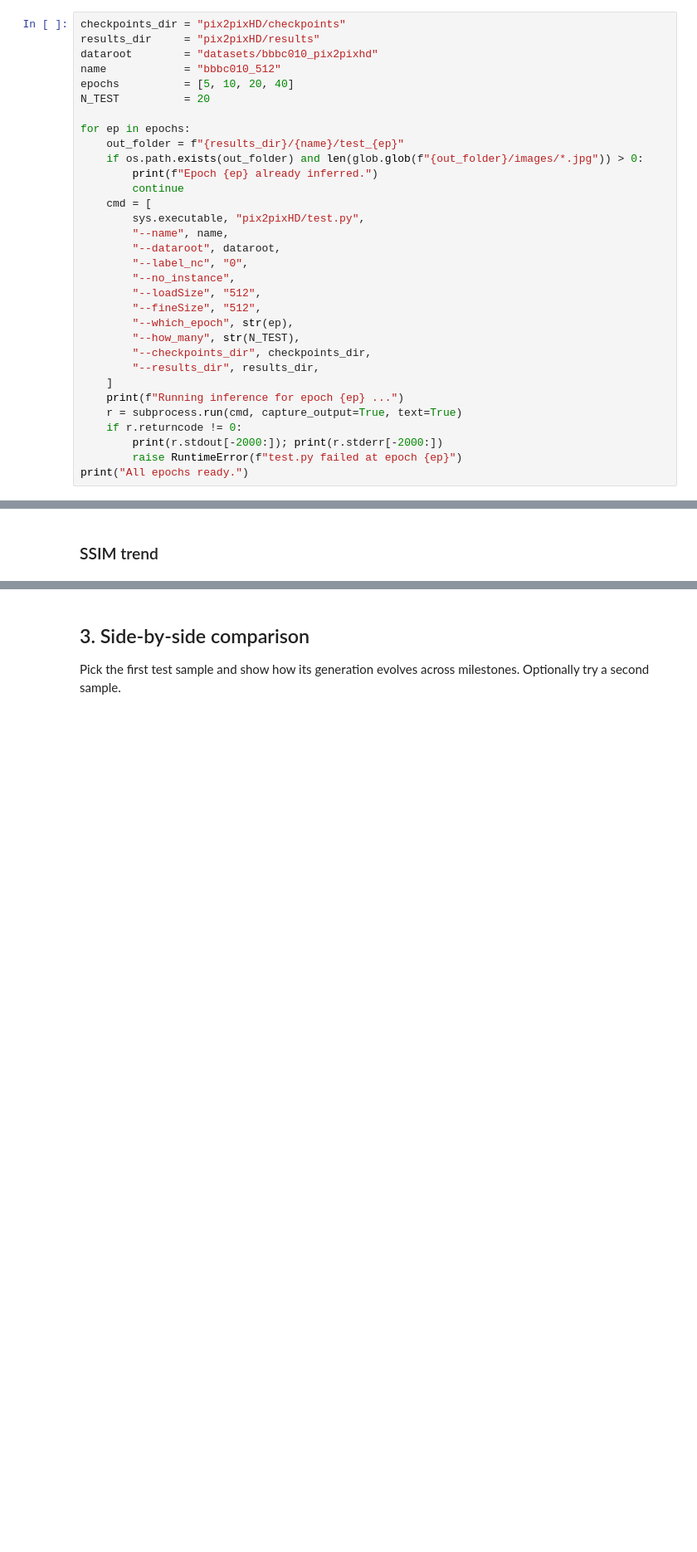
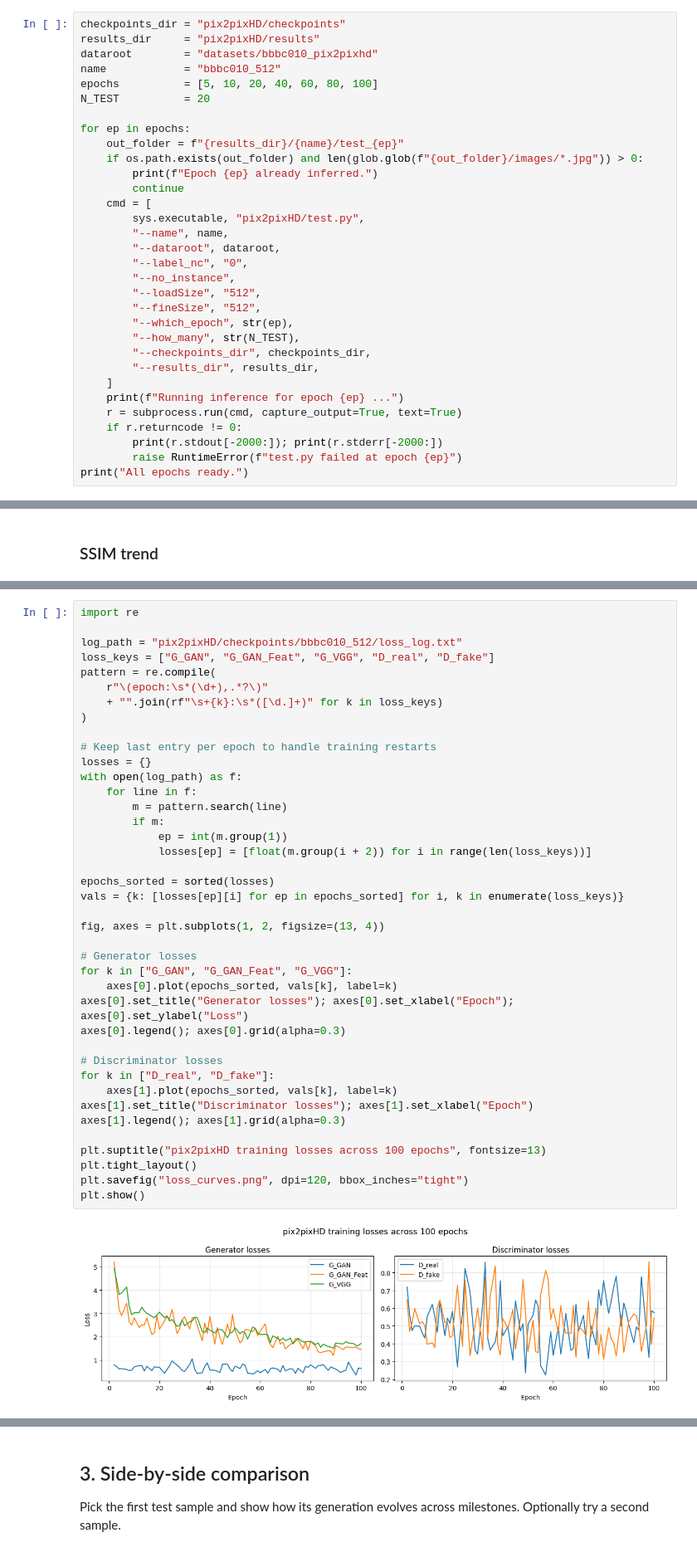
Before and after one commit to andreasranzmaier/GAI4_course, a Jupyter notebook: HW_3/02_Evaluation.ipynb, the cells around one changed output, grey strips where cells are left out. Shown at 83% size. Drawn from its saved outputs; the diff is of its cells as text; blank space fills up the shorter version.

```diff
--- a/HW_3/02_Evaluation.ipynb
+++ b/HW_3/02_Evaluation.ipynb
@@ -24,7 +24,7 @@ checkpoints_dir = "pix2pixHD/checkpoints"
 results_dir     = "pix2pixHD/results"
 dataroot        = "datasets/bbbc010_pix2pixhd"
 name            = "bbbc010_512"
-epochs          = [5, 10, 20, 40]
+epochs          = [5, 10, 20, 40, 60, 80, 100]
 N_TEST          = 20
 
 for ep in epochs:
@@ -97,3 +104,45 @@ for ep in epochs:
+# %%
+import re
+
+log_path = "pix2pixHD/checkpoints/bbbc010_512/loss_log.txt"
+loss_keys = ["G_GAN", "G_GAN_Feat", "G_VGG", "D_real", "D_fake"]
+pattern = re.compile(
+    r"\(epoch:\s*(\d+),.*?\)"
+    + "".join(rf"\s+{k}:\s*([\d.]+)" for k in loss_keys)
+)
+
+# Keep last entry per epoch to handle training restarts
+losses = {}
+with open(log_path) as f:
+    for line in f:
+        m = pattern.search(line)
+        if m:
+            ep = int(m.group(1))
+            losses[ep] = [float(m.group(i + 2)) for i in range(len(loss_keys))]
+
+epochs_sorted = sorted(losses)
+vals = {k: [losses[ep][i] for ep in epochs_sorted] for i, k in enumerate(loss_keys)}
+
+fig, axes = plt.subplots(1, 2, figsize=(13, 4))
+
+# Generator losses
+for k in ["G_GAN", "G_GAN_Feat", "G_VGG"]:
+    axes[0].plot(epochs_sorted, vals[k], label=k)
+axes[0].set_title("Generator losses"); axes[0].set_xlabel("Epoch"); axes[0].set_ylabel("Loss")
+axes[0].legend(); axes[0].grid(alpha=0.3)
+
+# Discriminator losses
+for k in ["D_real", "D_fake"]:
+    axes[1].plot(epochs_sorted, vals[k], label=k)
+axes[1].set_title("Discriminator losses"); axes[1].set_xlabel("Epoch")
+axes[1].legend(); axes[1].grid(alpha=0.3)
+
+plt.suptitle("pix2pixHD training losses across 100 epochs", fontsize=13)
+plt.tight_layout()
+plt.savefig("loss_curves.png", dpi=120, bbox_inches="tight")
+plt.show()
+# %% [output]
+[figure, added]
 # %%
 fig, ax = plt.subplots(1, 1, figsize=(7, 4))
 for ep in epochs:
```
Also changed, not shown: parts of 8 cells of this notebook, 12 other files.
